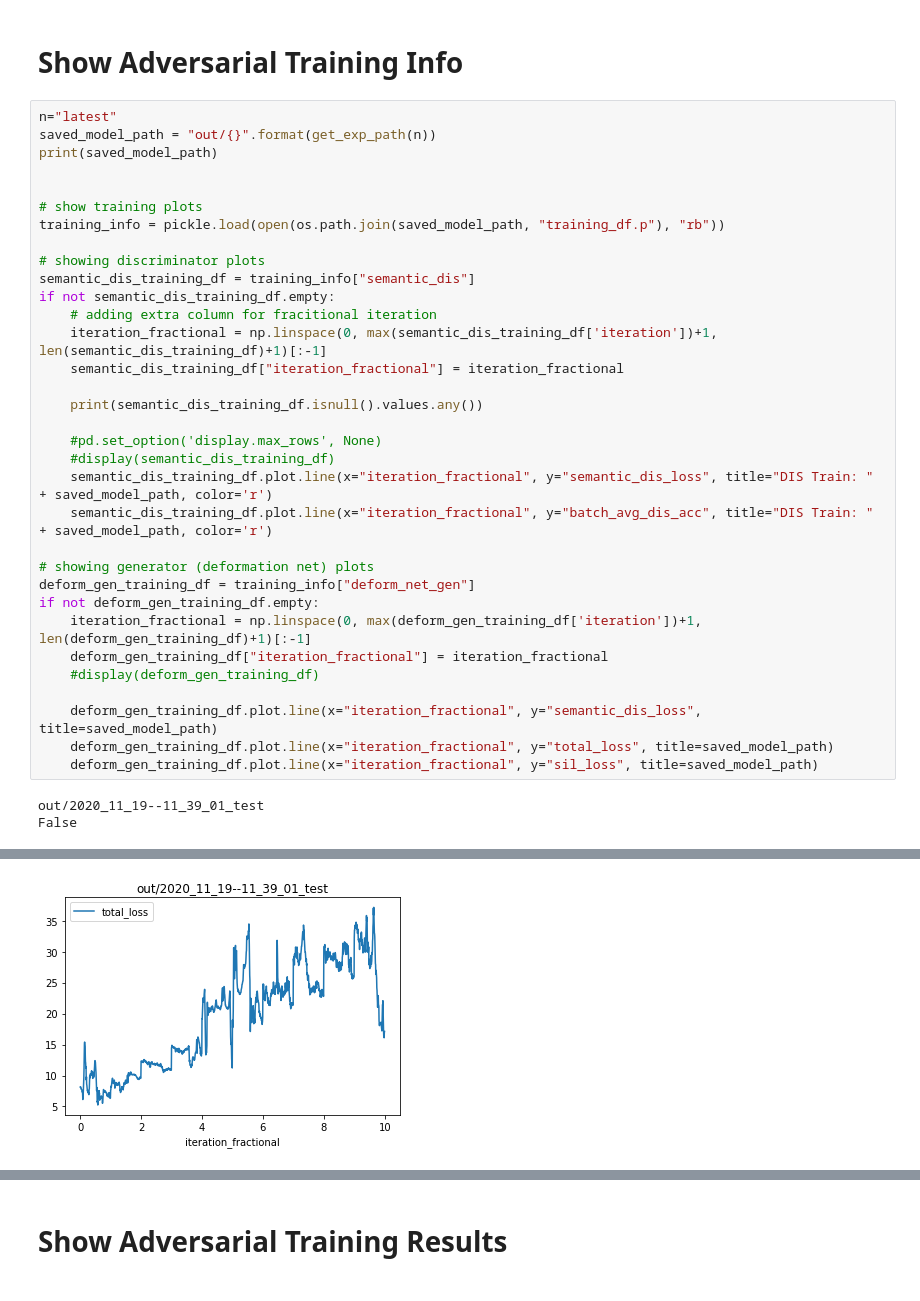
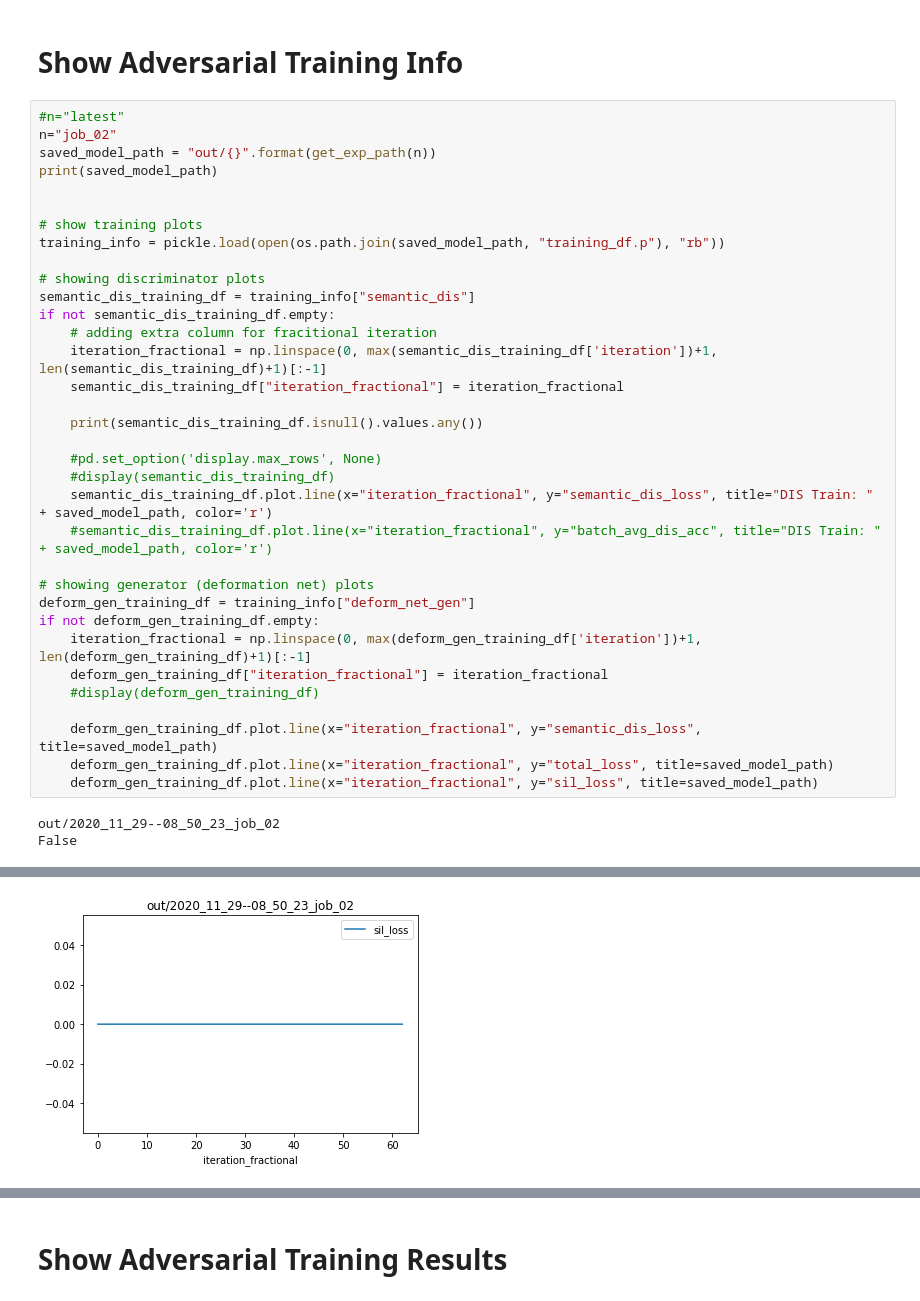
Before and after one commit to b7leung/sil_consistent_at_inference, a Jupyter notebook: notebooks/Adversarial Semantic Descriminator Training.ipynb, the cells around one changed output, grey strips where cells are left out. Saved outputs shown, nothing was run; the diff lists cells and outputs as text.

```diff
--- a/notebooks/Adversarial Semantic Descriminator Training.ipynb
+++ b/notebooks/Adversarial Semantic Descriminator Training.ipynb
@@ -62,7 +64,8 @@ cfg = general_utils.load_config(cfg_path, "configs/default.yaml")
 # %% [markdown]
 # Show Adversarial Training Info
 # %%
-n="latest"
+#n="latest"
+n="job_02"
 saved_model_path = "out/{}".format(get_exp_path(n))
 print(saved_model_path)
 
@@ -82,7 +85,7 @@ if not semantic_dis_training_df.empty:
     #pd.set_option('display.max_rows', None)
     #display(semantic_dis_training_df)
     semantic_dis_training_df.plot.line(x="iteration_fractional", y="semantic_dis_loss", title="DIS Train: " + saved_model_path, color='r')
-    semantic_dis_training_df.plot.line(x="iteration_fractional", y="batch_avg_dis_acc", title="DIS Train: " + saved_model_path, color='r')
+    #semantic_dis_training_df.plot.line(x="iteration_fractional", y="batch_avg_dis_acc", title="DIS Train: " + saved_model_path, color='r')
 
 # showing generator (deformation net) plots
 deform_gen_training_df = training_info["deform_net_gen"]
@@ -95,5 +98,5 @@ if not deform_gen_training_df.empty:
     deform_gen_training_df.plot.line(x="iteration_fractional", y="total_loss", title=saved_model_path)
     deform_gen_training_df.plot.line(x="iteration_fractional", y="sil_loss", title=saved_model_path)
 # %% [output]
-out/2020_11_19--11_39_01_test
+out/2020_11_29--08_50_23_job_02
 False
@@ -103 +106 @@ False
-[figure, old version]
+[figure, new version]
```
Also changed, not shown: parts of 4 cells of this notebook, 18 other files.
